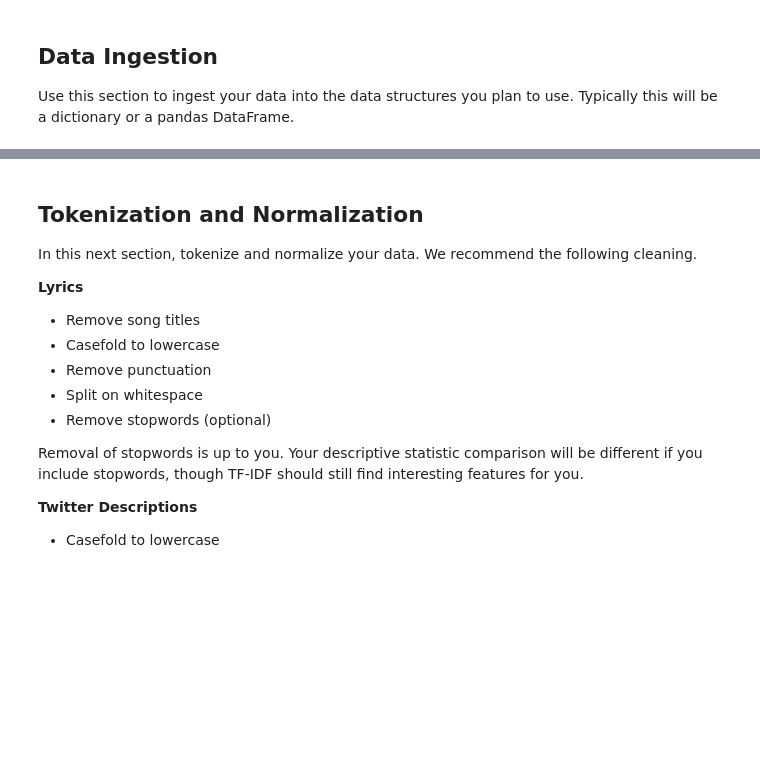
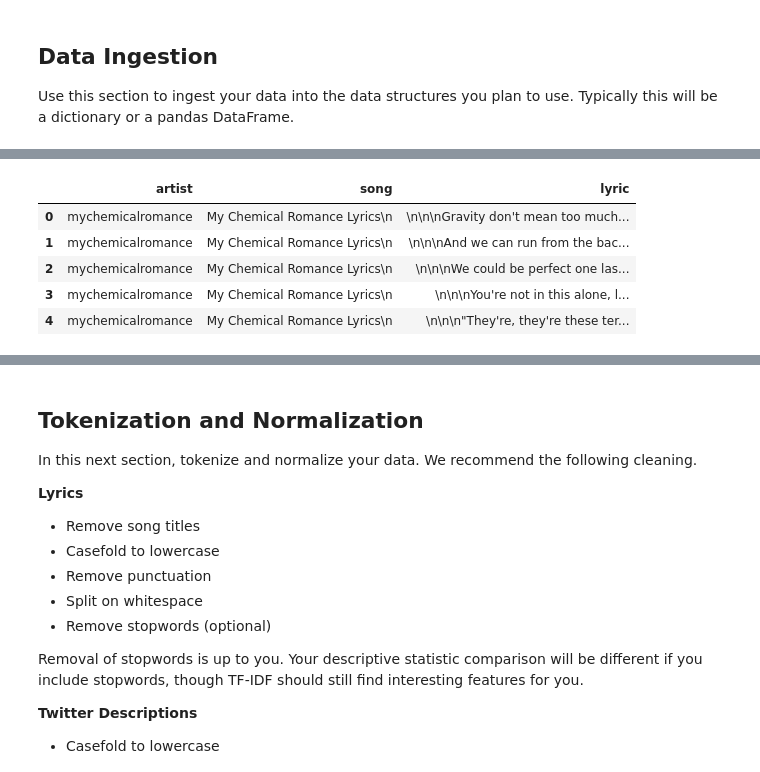
Before and after one commit to evchow/ADS509_Module_3, a Jupyter notebook: Group Comparison.ipynb, the cells around one changed output, grey strips where cells are left out. Saved outputs shown, nothing was run; the diff lists cells and outputs as text; code cells hidden in the pictures; blank space fills up the shorter version.

```diff
--- a/Group Comparison.ipynb
+++ b/Group Comparison.ipynb
@@ -160,2 +179,47 @@ del(twitter_data_2)
 # %%
 # read in the lyrics here
+# this is taken from assignment submitted for Module 2 with modifications
+# define our unique artists
+artist = ['mychemicalromance', 'missy']
+
+# define the path (define the lyric folder then the folder for each artist)
+path_lyrics = data_location + lyrics_folder
+
+# see https://stackoverflow.com/questions/3207219/how-do-i-list-all-files-of-a-directory
+path_lyrics_artist = [f for f in os.listdir(path_lyrics) if not f.startswith('.')]
+
+# let's append artist, song, and lyrics of each song
+singer = [] # defined as singer because will probably use artist for loops later
+song = [] # DON'T FORGET THAT THIS (SINGULAR) IS A LIST
+lyric = []
+
+# first, a loop to go through each artist
+for artist in path_lyrics_artist:
+    unique_artist = path_lyrics + '/' + artist
+    unique_song = os.listdir(unique_artist)
+
+    # now a loop to go through each artist's song
+    for music in unique_song:
+        # hidden .DS_Store file needs to be hidden otherwise [Errno 20]
+        path_songs = unique_artist + '/' + music
+        # see https://www.adamsmith.haus/python/answers/how-to-read-a-text-file-into-a-list-in-python
+        with open(path_songs) as the_path:
+            the_songs = the_path.readlines()
+
+        singer.append(artist)
+        song.append(the_songs[0])
+        lyric.append(''.join(the_songs[1:]))
+# %%
+# dataframe to check read in
+headers = {'artist': singer,
+          'song': song,
+          'lyric': lyric}
+lyrics_data = pd.DataFrame(headers)
+lyrics_data.head(5)
+# %% [output]
+|  | artist | song | lyric |
+| 0 | mychemicalromance | My Chemical Romance Lyrics\n | \n\n\nGravity don't mean too much... |
+| 1 | mychemicalromance | My Chemical Romance Lyrics\n | \n\n\nAnd we can run from the bac... |
+| 2 | mychemicalromance | My Chemical Romance Lyrics\n | \n\n\nWe could be perfect one las... |
+| 3 | mychemicalromance | My Chemical Romance Lyrics\n | \n\n\nYou're not in this alone, l... |
+| 4 | mychemicalromance | My Chemical Romance Lyrics\n | \n\n\n"They're, they're these ter... |
```
Also changed, not shown: parts of 12 cells of this notebook.
